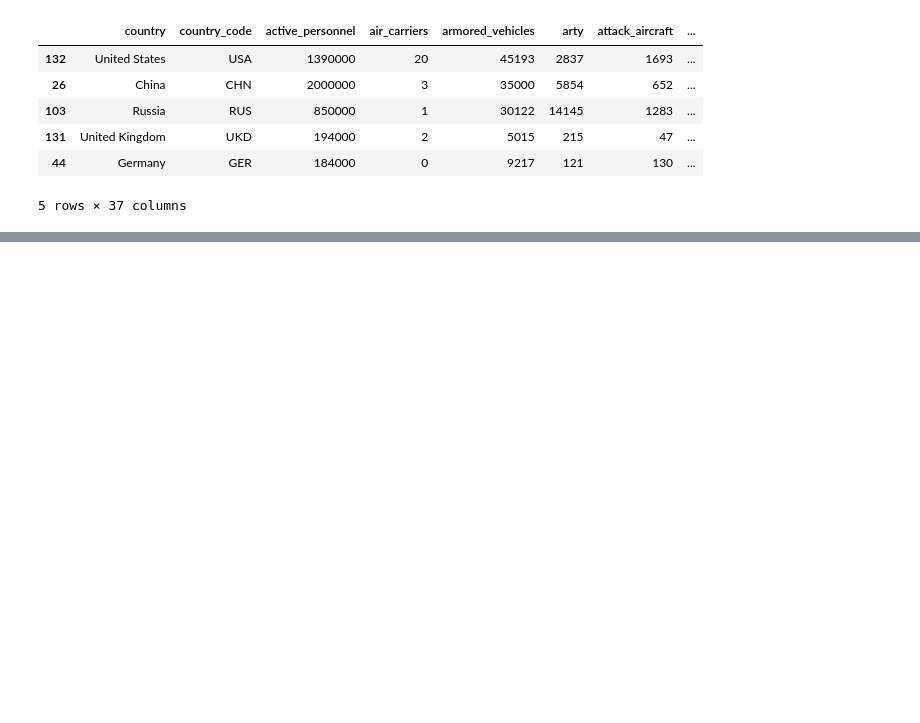
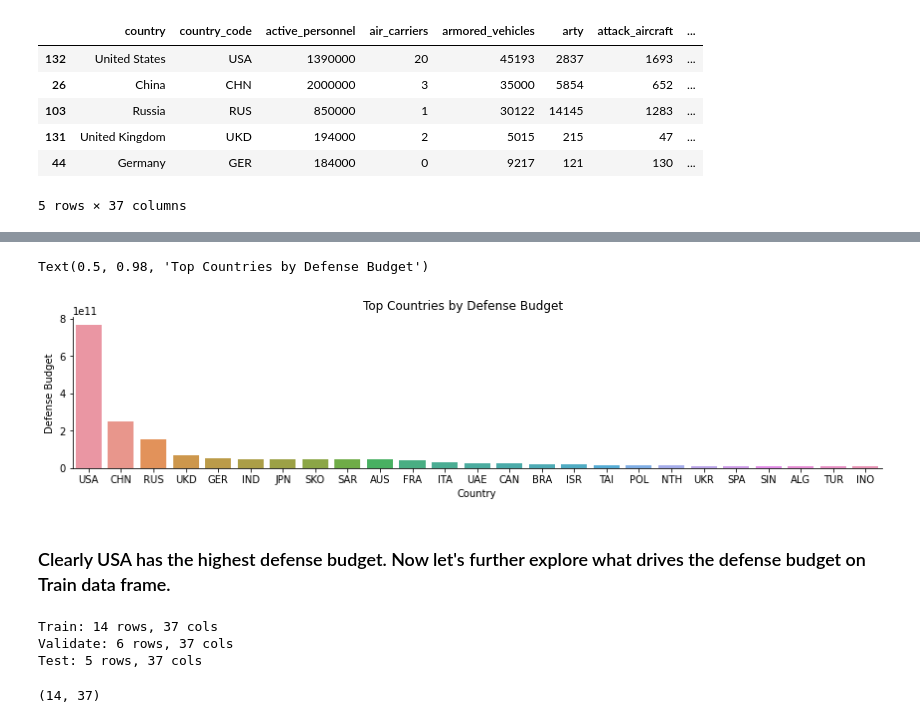
Before and after one commit to raycerna/military-firepower, a Jupyter notebook: final_report.ipynb, the cells around one changed output, grey strips where cells are left out. Cells and saved outputs as stored; diff of their text form; code cells hidden in the pictures; blank space fills up the shorter version.

```diff
--- a/final_report.ipynb
+++ b/final_report.ipynb
@@ -60,0 +68,22 @@ Before data preparation there were over 40 different measurements of military po
+# %%
+# Plots the countries by defense budget.
+p = sns.catplot(kind='bar', data=df, x='country_code', y='defense_budget', height=3, aspect=4)
+(p.set_axis_labels("Country", "Defense Budget"))
+p.fig.suptitle('Top Countries by Defense Budget')
+# %% [output]
+Text(0.5, 0.98, 'Top Countries by Defense Budget')
+[figure, added]
+# %% [markdown]
+### Clearly USA has the highest defense budget. Now let's further explore what drives the defense budget on Train data frame.
+# %%
+# splits the data
+df = prepare.split_military(df)
+# %% [output]
+Train: 14 rows, 37 cols
+Validate: 6 rows, 37 cols
+Test: 5 rows, 37 cols
+# %%
+train, validate, test = df
+train.shape
+# %% [output]
+(14, 37)
```
Also changed, not shown: parts of 7 cells of this notebook.
